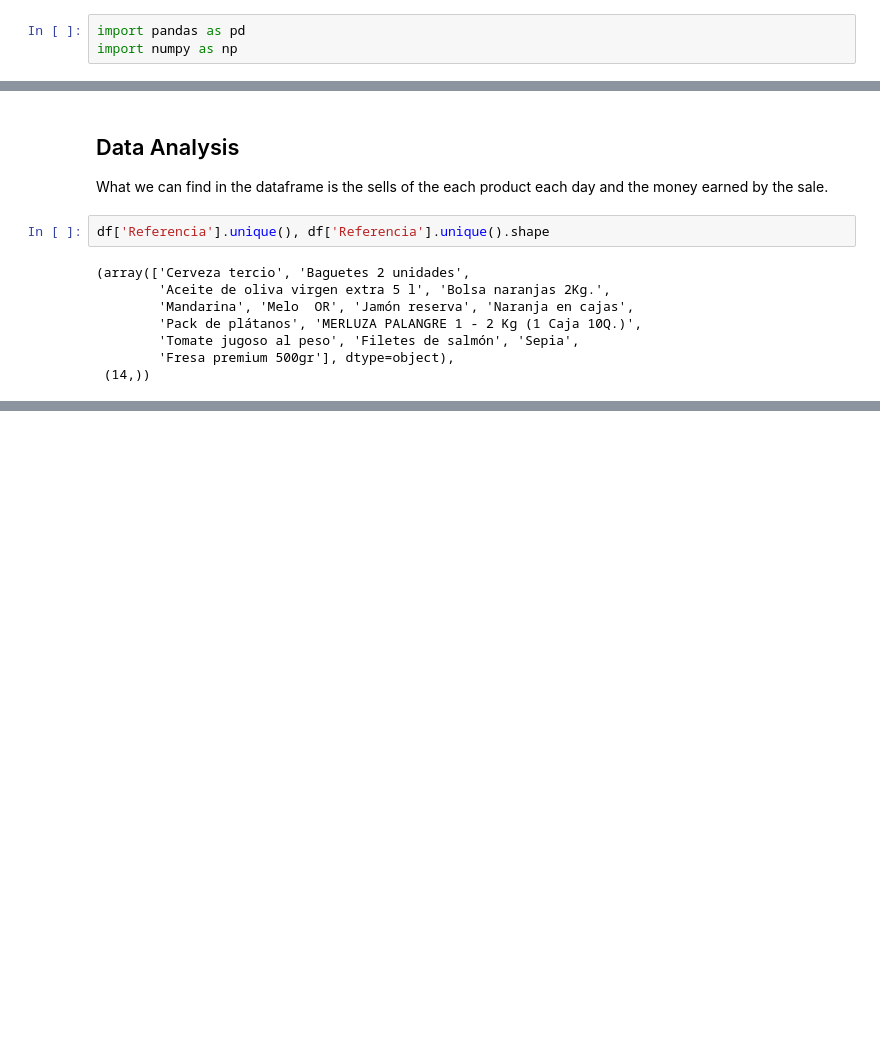
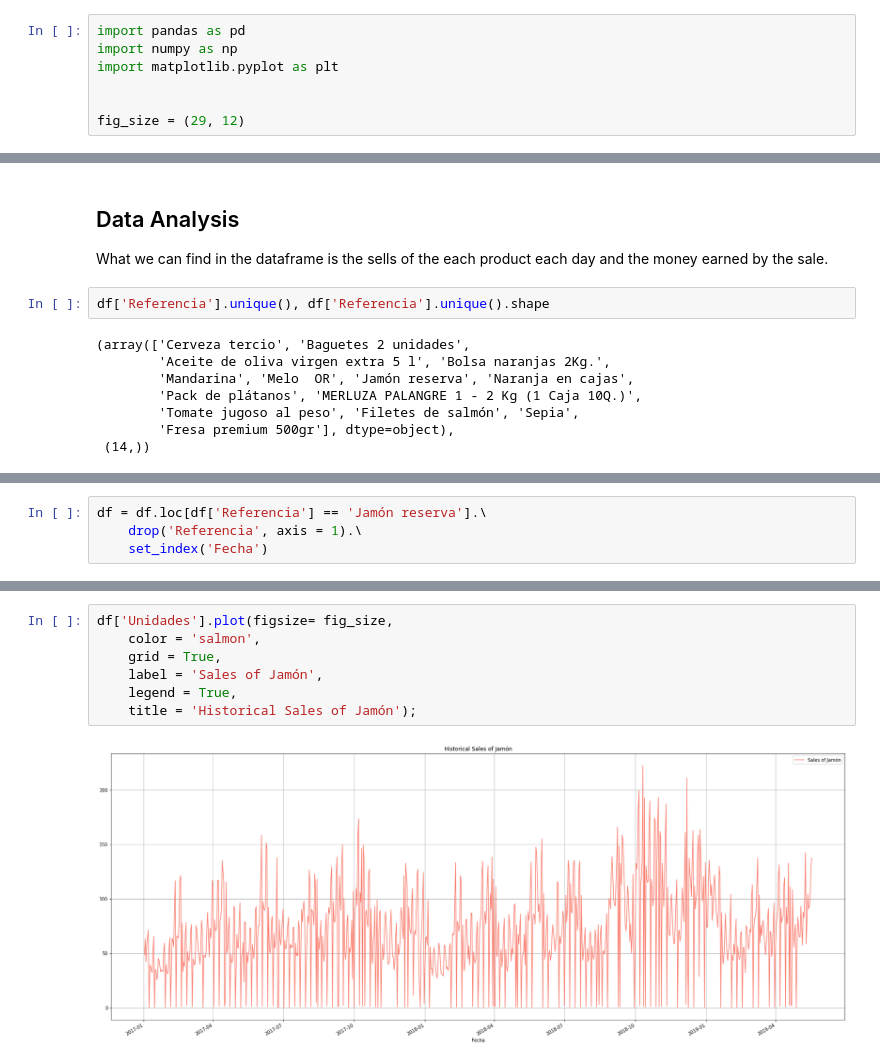
Before and after one commit to mateoricio/forecasting_retail_sales_PA, a Jupyter notebook: forcasting_retail_sales.ipynb, the cells around one changed output, grey strips where cells are left out. Cells and saved outputs as stored; diff of their text form; blank space fills up the shorter version.

```diff
--- a/forcasting_retail_sales.ipynb
+++ b/forcasting_retail_sales.ipynb
@@ -7,4 +7,8 @@ Our goal is, given data of a grocery store, predict the sales of one of their pr
 # %%
 import pandas as pd
 import numpy as np
+import matplotlib.pyplot as plt
+
+
+fig_size = (29, 12)
 # %%
@@ -43,0 +45,4 @@ df['Referencia'].unique(), df['Referencia'].unique().shape
+# %%
+df = df.loc[df['Referencia'] == 'Jamón reserva'].\
+    drop('Referencia', axis = 1).\
+    set_index('Fecha')
@@ -43,0 +59,9 @@ df['Referencia'].unique(), df['Referencia'].unique().shape
+# %%
+df['Unidades'].plot(figsize= fig_size,
+    color = 'salmon',
+    grid = True,
+    label = 'Sales of Jamón',
+    legend = True,
+    title = 'Historical Sales of Jamón');
+# %% [output]
+[figure, added]
```
Also changed, not shown: parts of 8 cells of this notebook.
